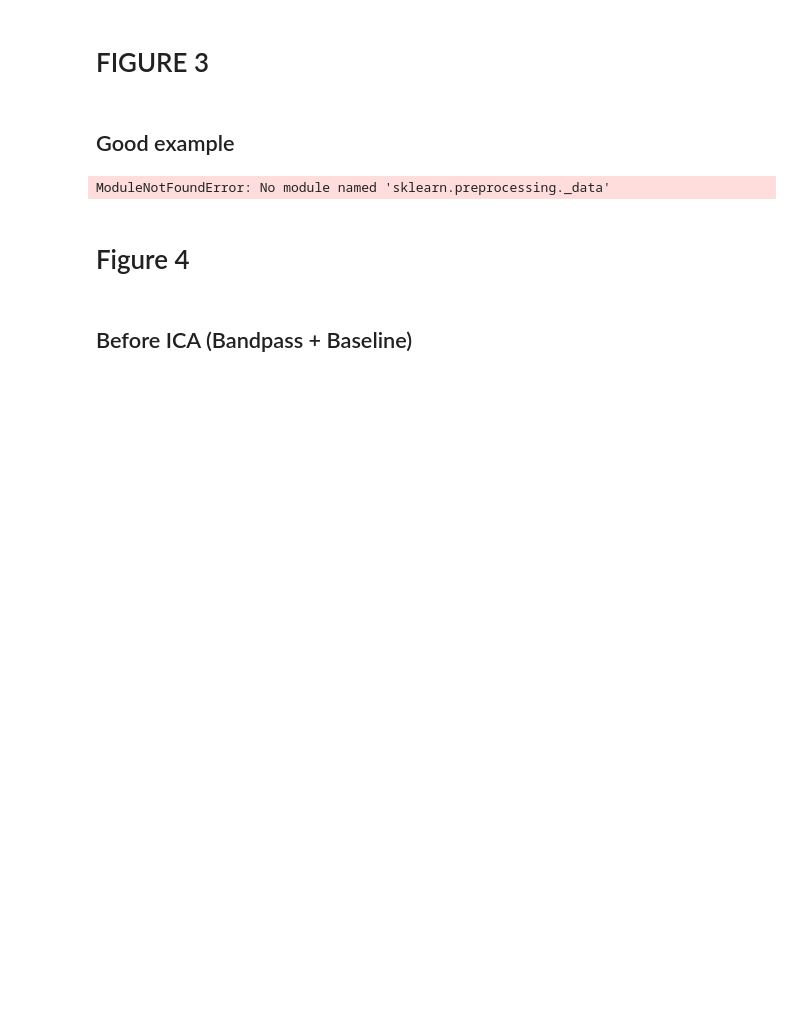
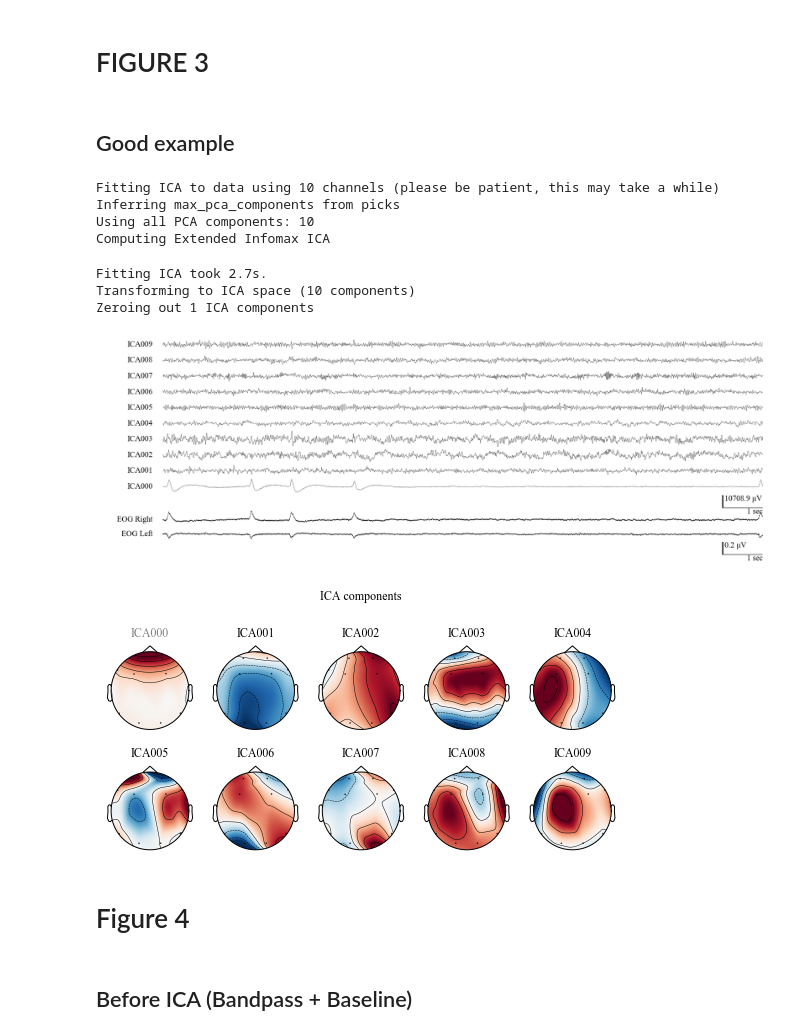
Before and after one commit to Young1906/ica_paper, a Jupyter notebook: figures_v4.ipynb, the cells around one changed output. Drawn from its saved outputs; the diff is of its cells as text; code cells hidden in the pictures; blank space fills up the shorter version.

```diff
--- a/figures_v4.ipynb
+++ b/figures_v4.ipynb
@@ -168,34 +139,41 @@ NameError: name '_scale_after' is not defined
 # %%
 i = 0
 PATH = "figures/figure3"
 for task in eeg.tasks:
     for c in chunks(task, 15):
         i+=1
         if i!=7:
             continue
 
         if i>7:
             break
 
 
         sample_raw, sample_raw_baseline, sample_raw_bandpass, sample_raw_eog = baseline_bandpass(c)
         ica, sample_raw_train, sample_raw_corrected = ica_pipe(sample_raw_bandpass)
 
         # Save fig
-        plot_sig_2(
-            sig = ica.get_sources(inst=sample_raw_train).get_data() / 1e3,
+        plot_sig(
+            X = ica.get_sources(inst=sample_raw_train).get_data() * 1e3,
             fs = 500,
             dpi = 150,
-            # unit = "1e-06V",
+            unit = "μV",
             ch_names = ica.get_sources(inst=sample_raw_train).ch_names,
-            eog_sig = sample_raw_eog.get_data() / 1e3,
+            X_EOG = sample_raw_eog.get_data() * 1e3,
             eog_ch_names = sample_raw_eog.ch_names,
-            markers = [.3,2.2,3.3,4.9]
         );
 
         ica.plot_components(inst=sample_raw_train)
 # %% [output]
-ModuleNotFoundError: No module named 'sklearn.preprocessing._data'
+Fitting ICA to data using 10 channels (please be patient, this may take a while)
+Inferring max_pca_components from picks
+Using all PCA components: 10
+Computing Extended Infomax ICA
+Fitting ICA took 2.7s.
+Transforming to ICA space (10 components)
+Zeroing out 1 ICA components
+[figure, added]
+[figure, added]
 # %% [markdown]
 # Figure 4
 # %% [markdown]
```
Also changed, not shown: parts of 9 cells of this notebook, 27 other files.
